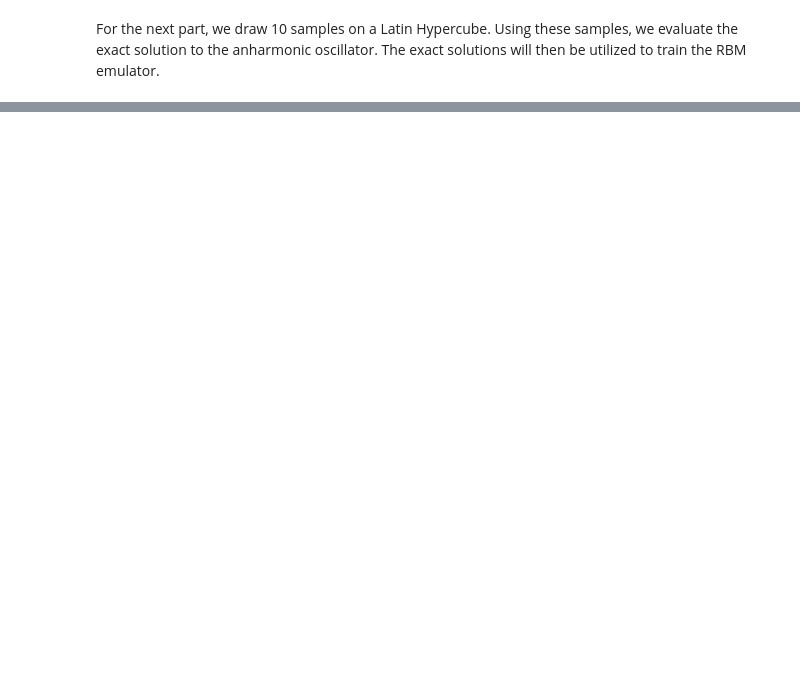
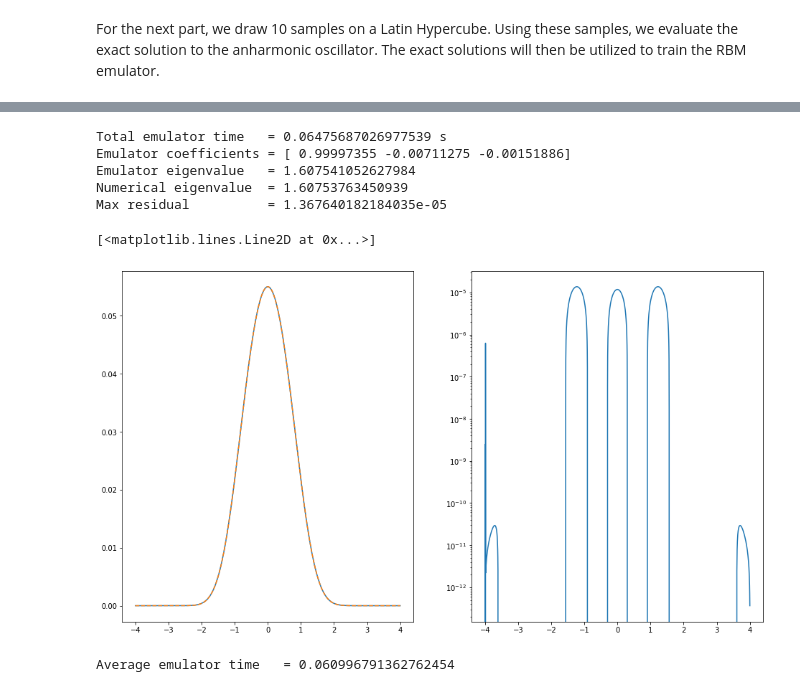
Before and after one commit to sudhanvalalit/FRIBSummerProject2023, a Jupyter notebook: RBM_methods.ipynb, the cells around one changed output, grey strips where cells are left out. Cells and saved outputs as stored; diff of their text form; code cells hidden in the pictures; blank space fills up the shorter version.

```diff
--- a/RBM_methods.ipynb
+++ b/RBM_methods.ipynb
@@ -78,0 +99,4 @@ fig.show()
+# %%
+nbasis=3
+judges = Vh[:,:nbasis].T.copy()
+phi = Vh[:,:nbasis].T.copy()
@@ -78,0 +111,59 @@ fig.show()
+# %%
+def Galerkin_matrix_projection(H_unsolved,judges,phi):
+
+    def Galerkin_equations(a_k):
+        optimized_a_k = np.zeros(a_k.size)
+        optimized_a_k[-1] = -1
+        optimized_a_k[:-1] = judges @ H_unsolved @ (a_k[:-1] @ phi) - a_k[-1] * judges @ (a_k[:-1] @ phi)
+        optimized_a_k[-1] += (a_k[:-1] @ judges)@(a_k[:-1] @ phi)
+
+        return optimized_a_k
+
+    return Galerkin_equations
+# %%
+H_unknown = H_matrix([1,2],mesh,dx)
+H_unknown_eigenvalue, H_unknown_eigenvector = exact_solution([1,2],mesh,dx)
+# %%
+Galerkin_equations = Galerkin_matrix_projection(H_unknown,judges,phi)
+a_k_guess = np.zeros(judges.shape[0]+1)
+a_k_guess[0] = 1
+start_time = time.time()
+a_solutions = optimize.root(Galerkin_equations,a_k_guess).x
+end_time = time.time()
+residual = -H_unknown_eigenvector-(a_solutions[:-1] @ phi)
+print("Total emulator time   = {0} s".format(end_time - start_time))
+print("Emulator coefficients = {0}".format(a_solutions[:-1]))
+print("Emulator eigenvalue   = {0}".format(a_solutions[-1]))
+print("Numerical eigenvalue  = {0}".format(H_unknown_eigenvalue))
+print("Max residual          = {0}".format(np.max(residual)))
+
+fig, ax = plt.subplots(1,2)
+ax[0].plot(mesh,H_unknown_eigenvector)
+ax[0].plot(mesh,-a_solutions[:-1] @ phi,linestyle='--')
+ax[1].semilogy(mesh,residual)
+# %% [output]
+Total emulator time   = 0.06475687026977539 s
+Emulator coefficients = [ 0.99997355 -0.00711275 -0.00151886]
+Emulator eigenvalue   = 1.607541052627984
+Numerical eigenvalue  = 1.60753763450939
+Max residual          = 1.367640182184035e-05
+[<matplotlib.lines.Line2D at 0x...>]
+[figure, added]
+# %%
+sampler_2 = qmc.LatinHypercube(d=2,seed=12003958)
+nsamples = 500
+samples_2 = sampler_2.random(nsamples)
+l_bounds = [0.5,0]
+u_bounds = [4,2]
+sample_scaled_2 = qmc.scale(samples_2, l_bounds, u_bounds)
+root_sols = []
+start_root = time.time()
+for sample in sample_scaled_2:
+    H_emu = H_matrix(sample,mesh,dx)
+    Gerlerkin_equations = Galerkin_matrix_projection(H_emu,judges,phi)
+    a_solutions = optimize.root(Gerlerkin_equations,a_k_guess).x
+    root_sols.append(a_solutions)
+end_root = time.time()
+print("Average emulator time   = {0}".format((end_root - start_root)/nsamples))
+# %% [output]
+Average emulator time   = 0.060996791362762454
```
Also changed, not shown: parts of 9 cells of this notebook.
